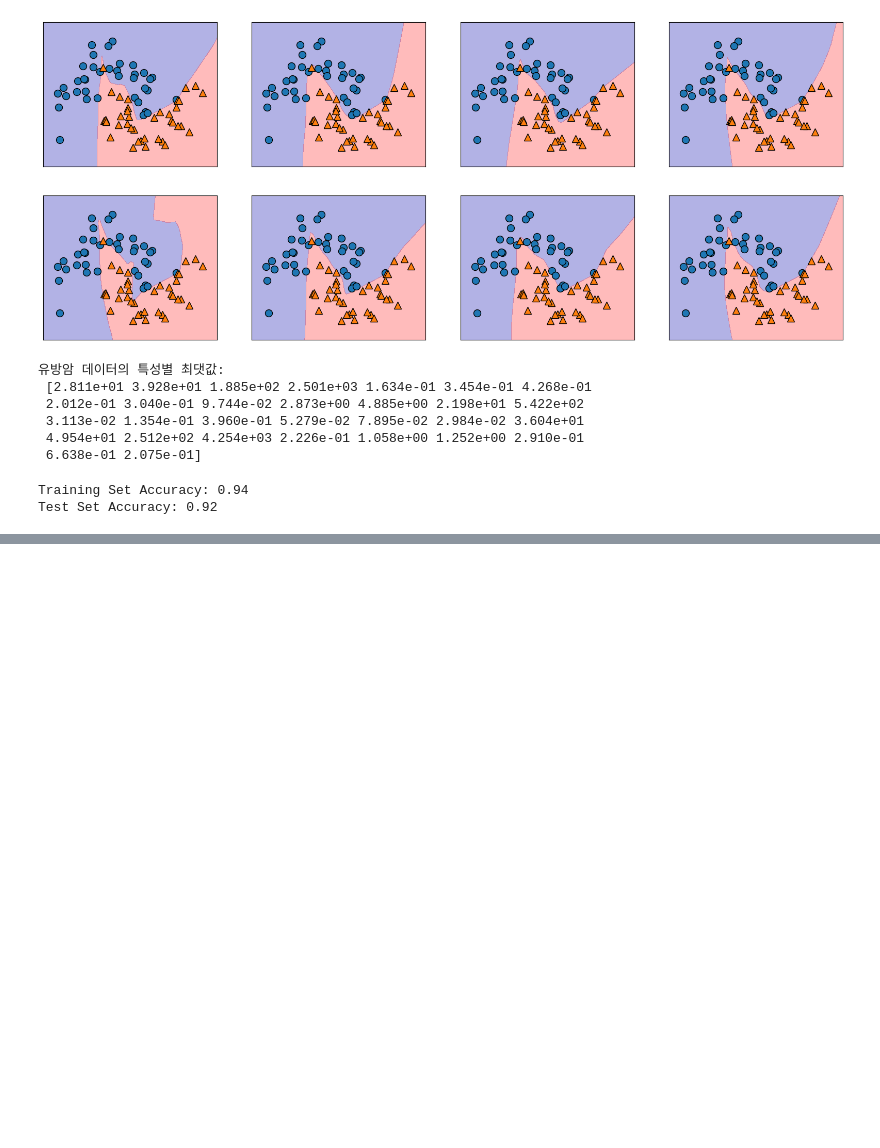
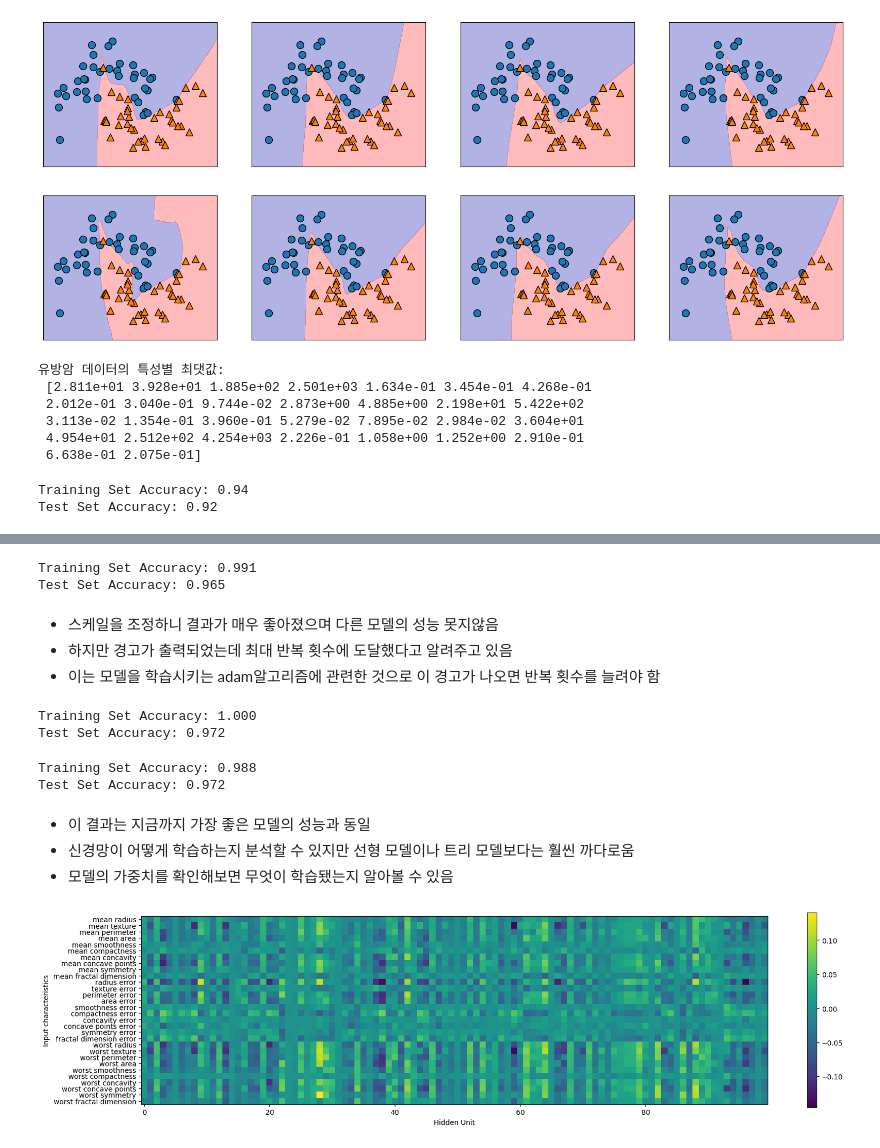
Before and after one commit to haribo09876/MachineLearning, a Jupyter notebook: 02. SupervisedLearning/03. SupervisedLearningAlgorithm.ipynb, the cells around one changed output, grey strips where cells are left out. Cells and saved outputs as stored; diff of their text form; code cells hidden in the pictures; blank space fills up the shorter version.

```diff
--- a/02. SupervisedLearning/03. SupervisedLearningAlgorithm.ipynb
+++ b/02. SupervisedLearning/03. SupervisedLearningAlgorithm.ipynb
@@ -1681,0 +1686,62 @@ Test Set Accuracy: 0.92
+# %%
+# 훈련 세트 각 특성의 평균을 계산
+mean_on_train = X_train.mean(axis=0)
+# 훈련 세트 각 특성의 표준 편차를 계산
+std_on_train = X_train.std(axis=0)
+
+# 데이터에서 평균을 빼고 표준 편차로 나누면
+# 평균 0, 표준 편차 1인 데이터로 변환됨
+X_train_scaled = (X_train - mean_on_train) / std_on_train
+# (훈련 데이터의 평균과 표준 편차를 이용해) 같은 변환을 테스트 세트에도 함
+X_test_scaled = (X_test - mean_on_train) / std_on_train
+
+mlp = MLPClassifier(random_state=0)
+mlp.fit(X_train_scaled, y_train)
+
+print("Training Set Accuracy: {:.3f}".format(mlp.score(X_train_scaled, y_train)))
+print("Test Set Accuracy: {:.3f}".format(mlp.score(X_test_scaled, y_test)))
+# %% [output]
+Training Set Accuracy: 0.991
+Test Set Accuracy: 0.965
+# %% [markdown]
+- 스케일을 조정하니 결과가 매우 좋아졌으며 다른 모델의 성능 못지않음
+- 하지만 경고가 출력되었는데 최대 반복 횟수에 도달했다고 알려주고 있음
+- 이는 모델을 학습시키는 adam알고리즘에 관련한 것으로 이 경고가 나오면 반복 횟수를 늘려야 함
+# %%
+mlp = MLPClassifier(max_iter=1000, random_state=0)
+mlp.fit(X_train_scaled, y_train)
+
+print("Training Set Accuracy: {:.3f}".format(mlp.score(X_train_scaled, y_train)))
+print("Test Set Accuracy: {:.3f}".format(mlp.score(X_test_scaled, y_test)))
+
+# 반복 횟수를 늘려서 훈련 세트와 테스트 세트의 성능을 올렸고, 이 정도로도 모델의 성능은 매우 좋음
+# %% [output]
+Training Set Accuracy: 1.000
+Test Set Accuracy: 0.972
+# %%
+# 훈련 세트와 테스트 세트 사이에는 성능 차이가 있으므로 일반화 성능을 더 올리기 위해 모델의 복잡도를 낮춰봄
+# 가중치를 더 강하게 규제하도록 alpha 매개변수를 (0.0001에서 1로 아주 크게) 증가시킴
+mlp = MLPClassifier(max_iter=1000, alpha=1, random_state=0)
+mlp.fit(X_train_scaled, y_train)
+
+print("Training Set Accuracy: {:.3f}".format(mlp.score(X_train_scaled, y_train)))
+print("Test Set Accuracy: {:.3f}".format(mlp.score(X_test_scaled, y_test)))
+# %% [output]
+Training Set Accuracy: 0.988
+Test Set Accuracy: 0.972
+# %% [markdown]
+- 이 결과는 지금까지 가장 좋은 모델의 성능과 동일
+- 신경망이 어떻게 학습하는지 분석할 수 있지만 선형 모델이나 트리 모델보다는 훨씬 까다로움
+- 모델의 가중치를 확인해보면 무엇이 학습됐는지 알아볼 수 있음
+# %%
+# 입력과 은닉층 사이의 학습된 가중치를 보여줌
+# 이 그림의 행은 30개의 입력 특성에 해당하여 열은 100개의 은닉 유닛에 해당
+# 밝은 색은 큰 양수 값을 나타내고 어두운 색은 음수 값을 나타냄
+plt.figure(figsize=(20, 5))
+plt.imshow(mlp.coefs_[0], interpolation="none", cmap="viridis")
+plt.yticks(range(30), cancer.feature_names)
+plt.xlabel("Hidden Unit")
+plt.ylabel("Input characteristics")
+plt.colorbar();
+# %% [output]
+[figure, added]
```
Also changed, not shown: parts of 4 cells of this notebook, 1 other file.
